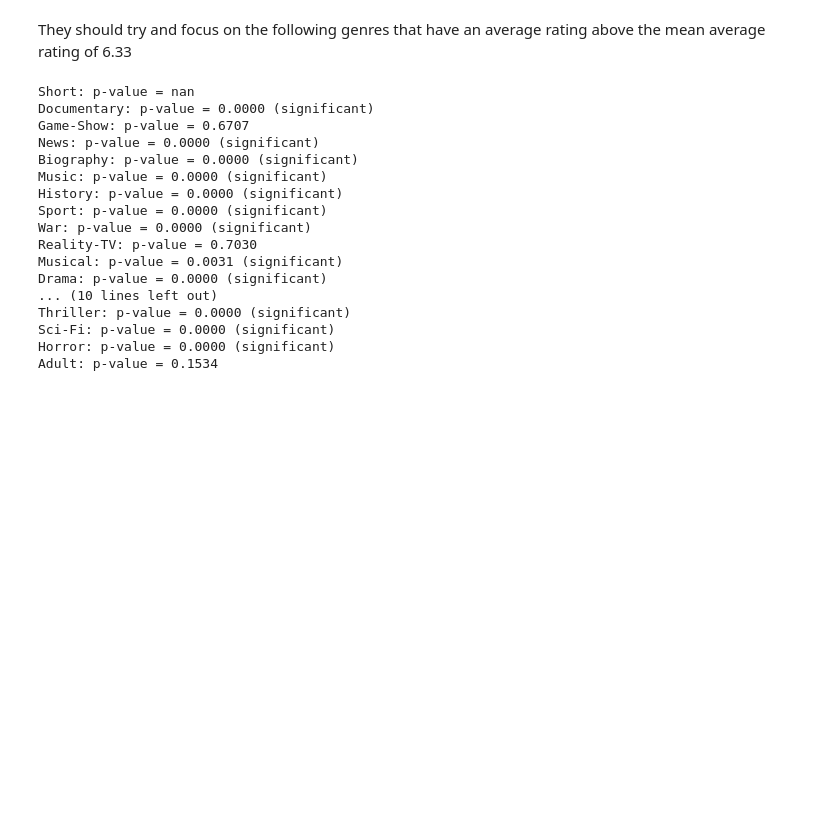
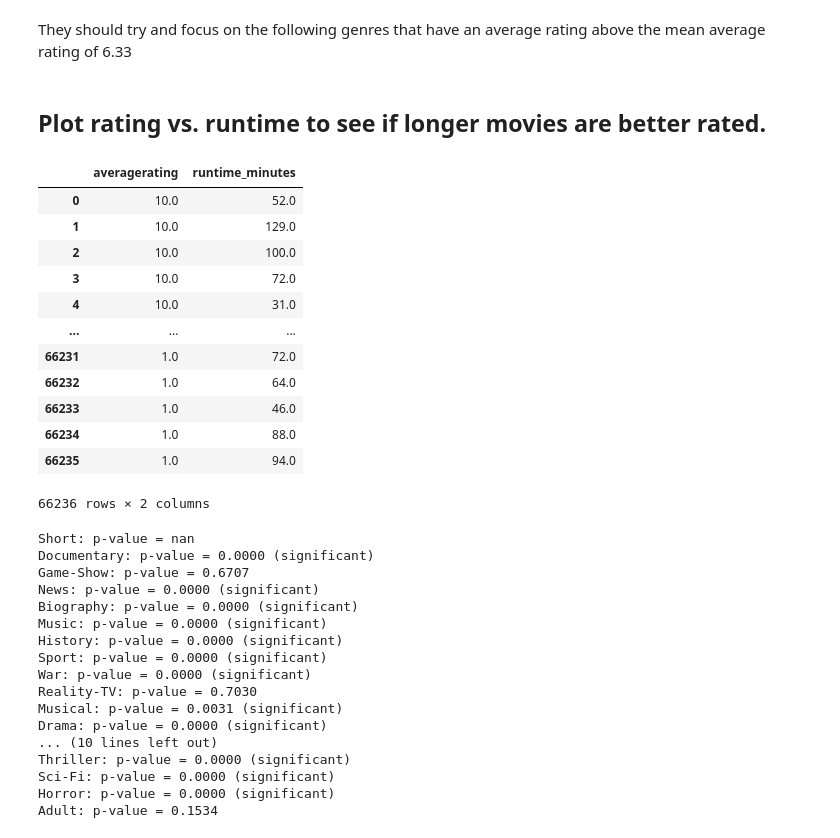
Before and after one commit to Hafsa-mohamed-Ad3n/Box-Office-Blueprint-Data-Driven-Insights-for-Microsoft-s-Movie-Studio-Launch, a Jupyter notebook: Database.ipynb, the cells around one changed output. Saved outputs shown, nothing was run; the diff lists cells and outputs as text; code cells hidden in the pictures; blank space fills up the shorter version.

```diff
--- a/Database.ipynb
+++ b/Database.ipynb
@@ -675,6 +675,32 @@ Passing `palette` without assigning `hue` is deprecated and will be removed in v
 [figure]
 # %% [markdown]
 They should try and focus on the following genres that have an average rating above the mean average rating of 6.33
+# %% [markdown]
+## Plot rating vs. runtime to see if longer movies are better rated.
+# %%
+pd.read_sql("""
+SELECT averagerating, runtime_minutes
+FROM movie_basics AS mb
+JOIN movie_ratings AS mr
+ON mb.movie_id = mr.movie_id
+WHERE averagerating IS NOT NULL
+AND runtime_minutes IS NOT NULL
+ORDER BY averagerating DESC
+""",con)
+# %% [output]
+|  | averagerating | runtime_minutes |
+| 0 | 10.0 | 52.0 |
+| 1 | 10.0 | 129.0 |
+| 2 | 10.0 | 100.0 |
+| 3 | 10.0 | 72.0 |
+| 4 | 10.0 | 31.0 |
+| ... | ... | ... |
+| 66231 | 1.0 | 72.0 |
+| 66232 | 1.0 | 64.0 |
+| 66233 | 1.0 | 46.0 |
+| 66234 | 1.0 | 88.0 |
+| 66235 | 1.0 | 94.0 |
+66236 rows × 2 columns
 # %%
 for genre in genre_stats['genres']:
     genre_vals = genre_ratings[genre_ratings['genres'] == genre]['averagerating']
```
